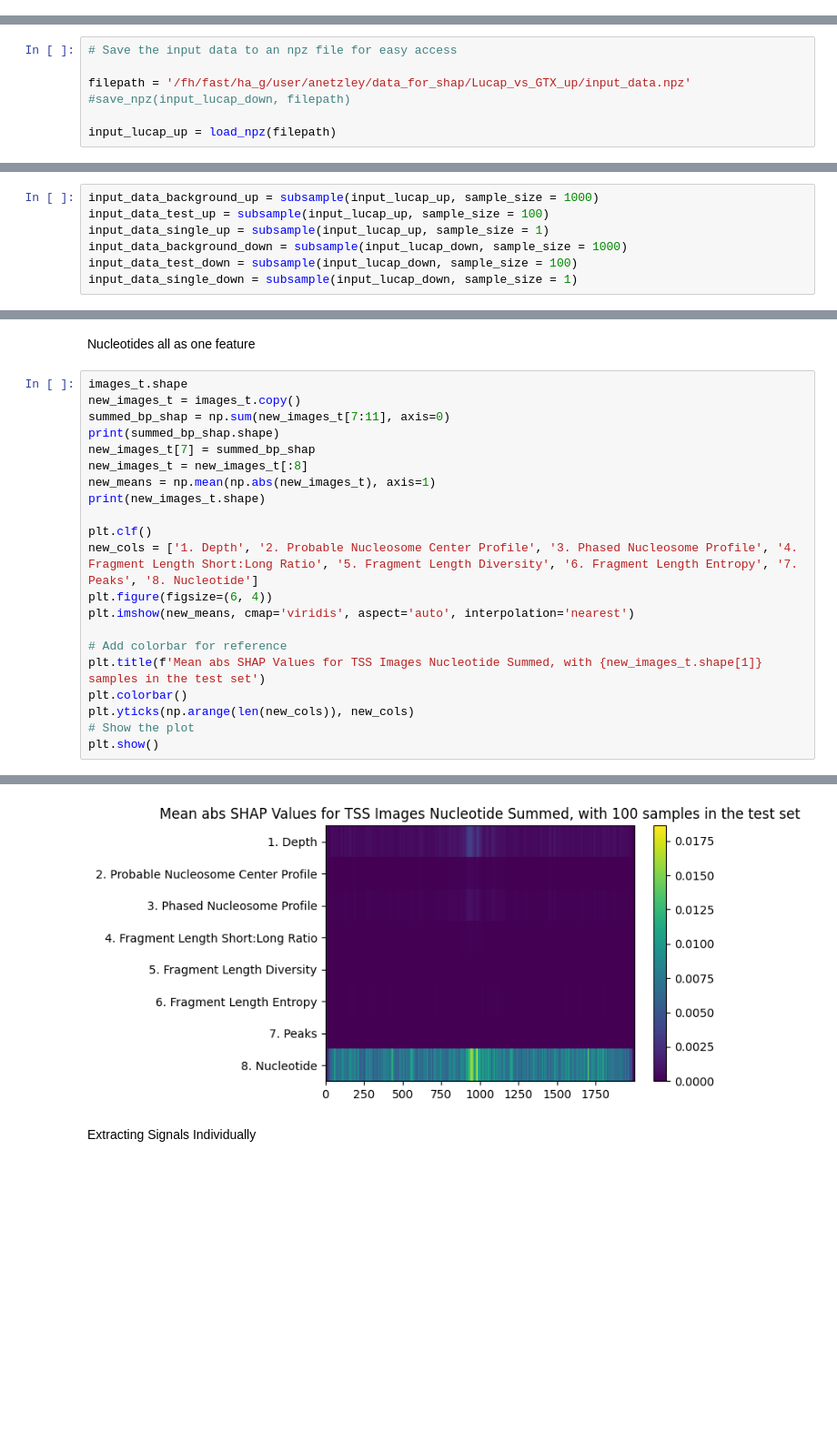
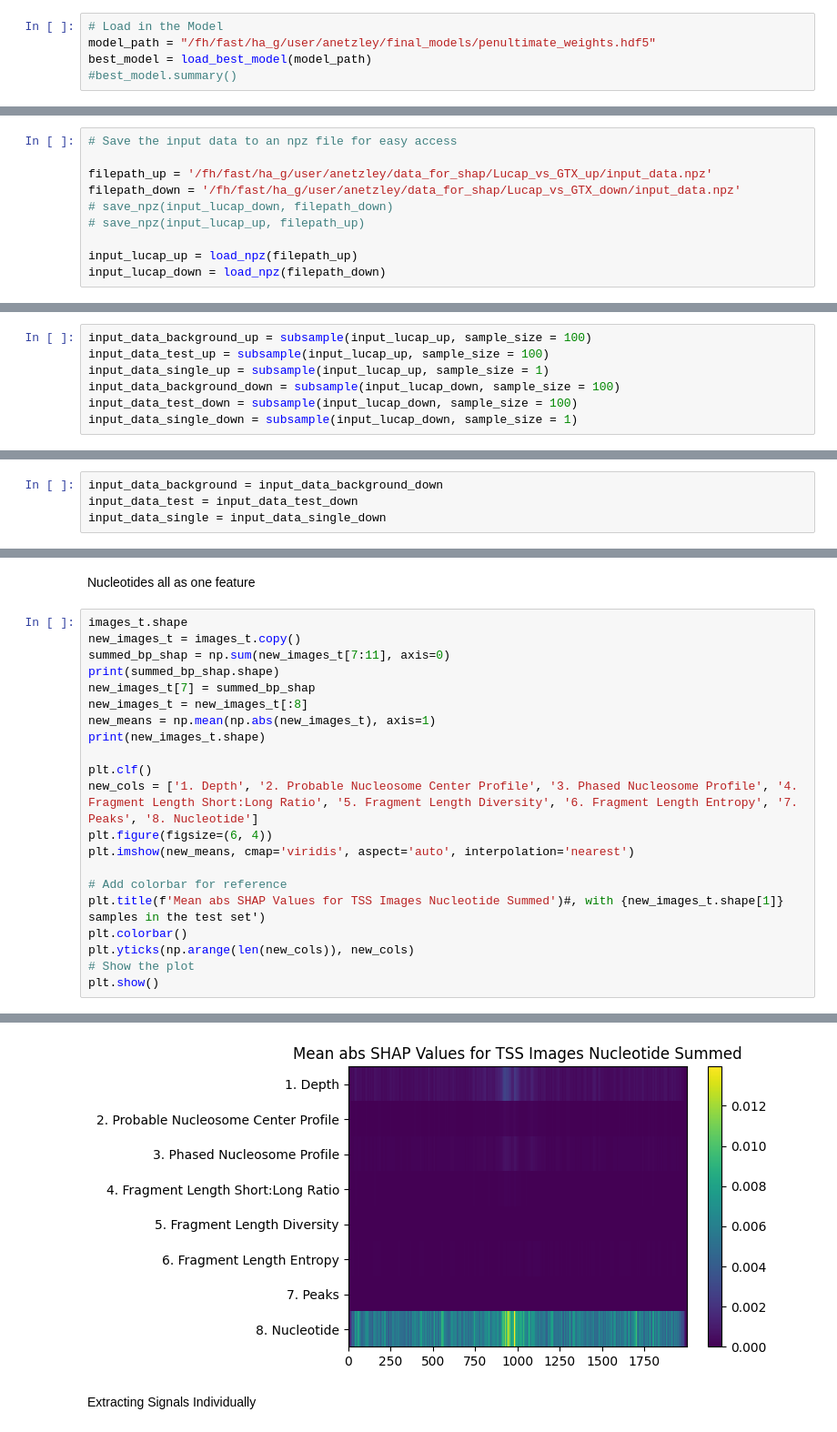
Before and after one commit to denniepatton/Proteus, a Jupyter notebook: interpretation.ipynb, the cells around one changed output, grey strips where cells are left out. Shown at 91% size. Cells and saved outputs as stored; diff of their text form; blank space fills up the shorter version.

```diff
--- a/interpretation.ipynb
+++ b/interpretation.ipynb
@@ -226,0 +50,5 @@ Note, here it looks like a few of these filters are focusing primarily on nucleo
+# %%
+# Load in the Model
+model_path = "/fh/fast/ha_g/user/anetzley/final_models/penultimate_weights.hdf5"
+best_model = load_best_model(model_path)
+#best_model.summary()
@@ -353,7 +110,10 @@ input_lucap_down = tf_ds_np_array(lucap_down_ds)
 # %%
 # Save the input data to an npz file for easy access
 
-filepath = '/fh/fast/ha_g/user/anetzley/data_for_shap/Lucap_vs_GTX_up/input_data.npz'
-#save_npz(input_lucap_down, filepath)
+filepath_up = '/fh/fast/ha_g/user/anetzley/data_for_shap/Lucap_vs_GTX_up/input_data.npz'
+filepath_down = '/fh/fast/ha_g/user/anetzley/data_for_shap/Lucap_vs_GTX_down/input_data.npz'
+# save_npz(input_lucap_down, filepath_down)
+# save_npz(input_lucap_up, filepath_up)
 
-input_lucap_up = load_npz(filepath)
+input_lucap_up = load_npz(filepath_up)
+input_lucap_down = load_npz(filepath_down)
@@ -366,8 +120,8 @@ input_data_single = subsample(input_data_full, sample_size = 1)
 # %%
-input_data_background_up = subsample(input_lucap_up, sample_size = 1000)
+input_data_background_up = subsample(input_lucap_up, sample_size = 100)
 input_data_test_up = subsample(input_lucap_up, sample_size = 100)
 input_data_single_up = subsample(input_lucap_up, sample_size = 1)
-input_data_background_down = subsample(input_lucap_down, sample_size = 1000)
+input_data_background_down = subsample(input_lucap_down, sample_size = 100)
 input_data_test_down = subsample(input_lucap_down, sample_size = 100)
 input_data_single_down = subsample(input_lucap_down, sample_size = 1)
 # %%
@@ -429,0 +197,4 @@ Text(0.5, 0, 'Predicted Expression Level')
+# %%
+input_data_background = input_data_background_down
+input_data_test = input_data_test_down
+input_data_single = input_data_single_down
@@ -471,29 +256,29 @@ Nucleotides all as one feature
 # %%
 images_t.shape
 new_images_t = images_t.copy()
 summed_bp_shap = np.sum(new_images_t[7:11], axis=0)
 print(summed_bp_shap.shape)
 new_images_t[7] = summed_bp_shap
 new_images_t = new_images_t[:8]
 new_means = np.mean(np.abs(new_images_t), axis=1)
 print(new_images_t.shape)
 
 plt.clf()
 new_cols = ['1. Depth', '2. Probable Nucleosome Center Profile', '3. Phased Nucleosome Profile', '4. Fragment Length Short:Long Ratio', '5. Fragment Length Diversity', '6. Fragment Length Entropy', '7. Peaks', '8. Nucleotide']
 plt.figure(figsize=(6, 4))
 plt.imshow(new_means, cmap='viridis', aspect='auto', interpolation='nearest')
 
 # Add colorbar for reference
-plt.title(f'Mean abs SHAP Values for TSS Images Nucleotide Summed, with {new_images_t.shape[1]} samples in the test set')
+plt.title(f'Mean abs SHAP Values for TSS Images Nucleotide Summed')#, with {new_images_t.shape[1]} samples in the test set')
 plt.colorbar()
 plt.yticks(np.arange(len(new_cols)), new_cols)
 # Show the plot
 plt.show()
 # %% [output]
 (100, 2000)
 (8, 100, 2000)
 <Figure size 640x480 with 0 Axes>
-[figure, old version]
+[figure, new version]
 # %% [markdown]
 Extracting Signals Individually
 # %%
```
Also changed, not shown: parts of 46 cells of this notebook.
